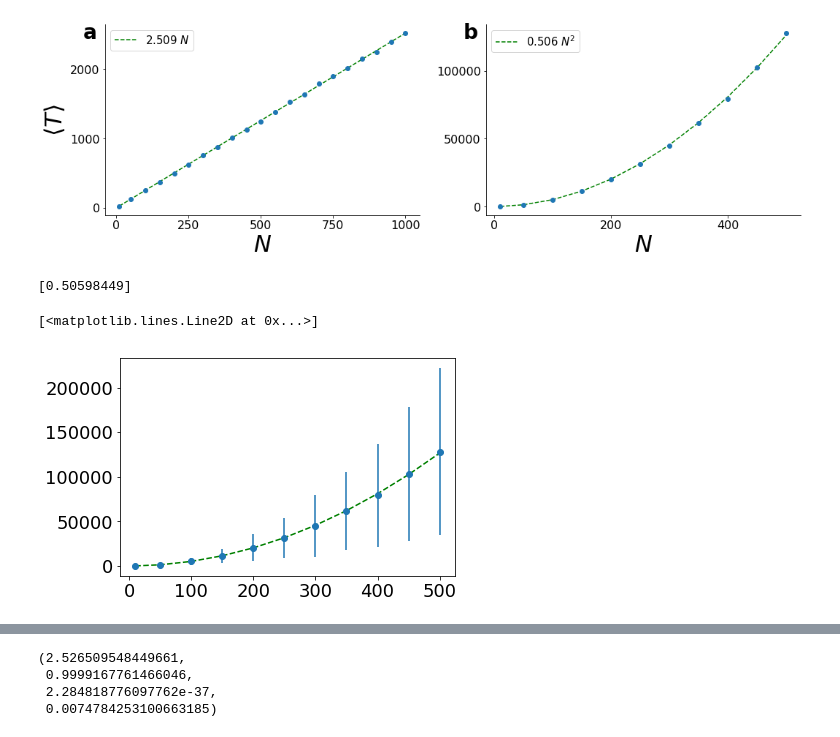
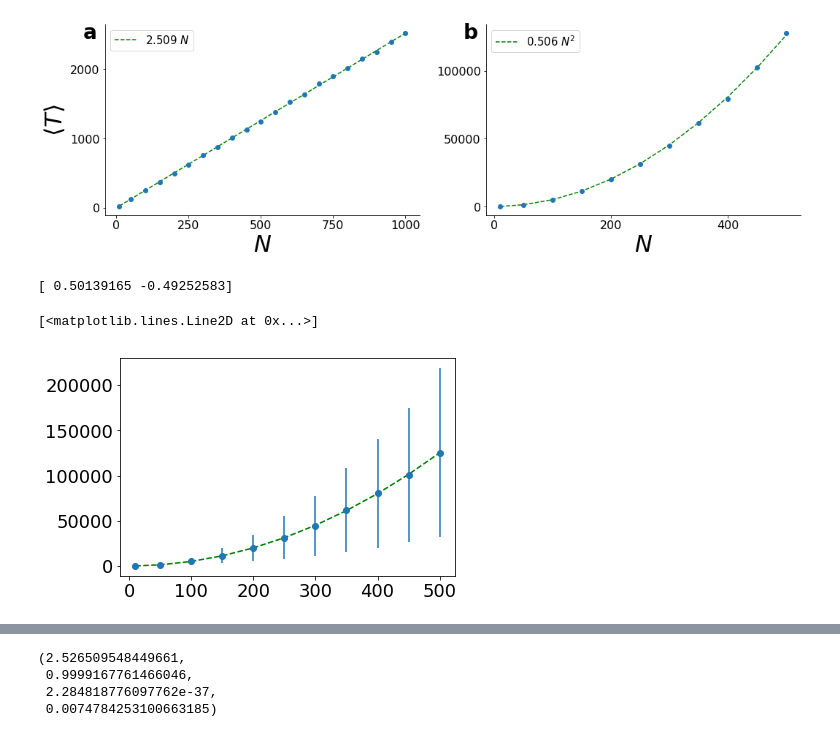
Before and after one commit to Khev/the_taxi_drive, a Jupyter notebook: make_figure.ipynb, the cells around one changed output, grey strips where cells are left out. Cells and saved outputs as stored; diff of their text form; code cells hidden in the pictures.

```diff
--- a/make_figure.ipynb
+++ b/make_figure.ipynb
@@ -168,16 +168,16 @@ plt.savefig('figures/cover_times_ring_path_graph.png')
 # %%
 T_mean = np.loadtxt('data/mean_cover_td_path.txt')
 Ns = np.loadtxt('data/mean_cover_td_path_Ns.txt')
 T_std = np.loadtxt('data/mean_cover_td_path_std.txt')
 
-def func(N,b):
-    return b*N**2
+def func(N,a,b):
+    return a*N**2 + b*N
 popt, pcov = curve_fit(func,Ns,T_mean)
 print popt
 
 plt.errorbar(Ns,T_mean,yerr=T_std,fmt='o')
 plt.plot(Ns, func(Ns, *popt), 'g--')
 # %% [output]
-[0.50598449]
+[ 0.50139165 -0.49252583]
 [<matplotlib.lines.Line2D at 0x...>]
-[figure, old version]
+[figure, new version]
```
Also changed, not shown: parts of 7 cells of this notebook, 24 other files.
